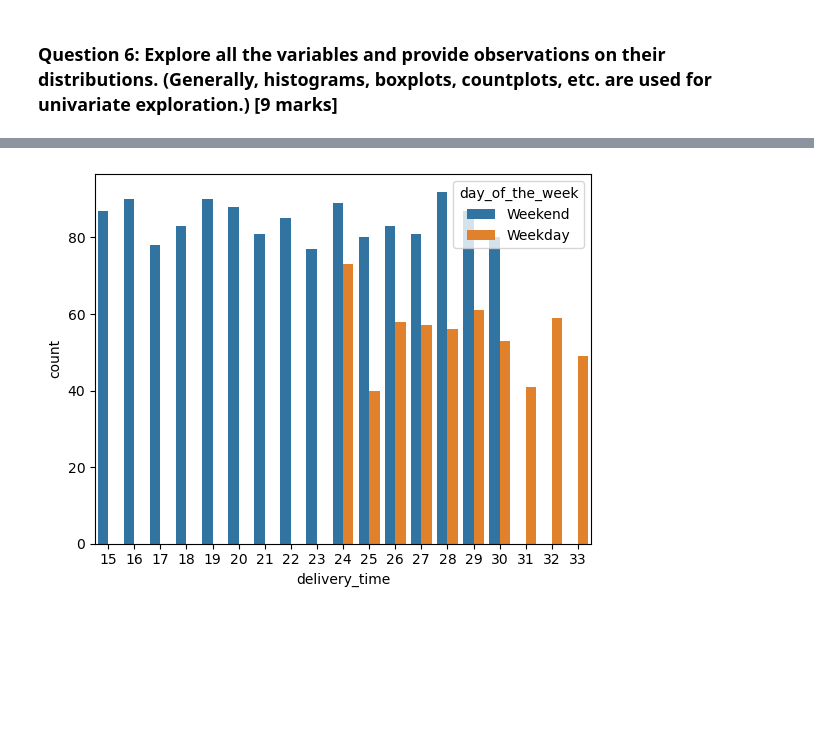
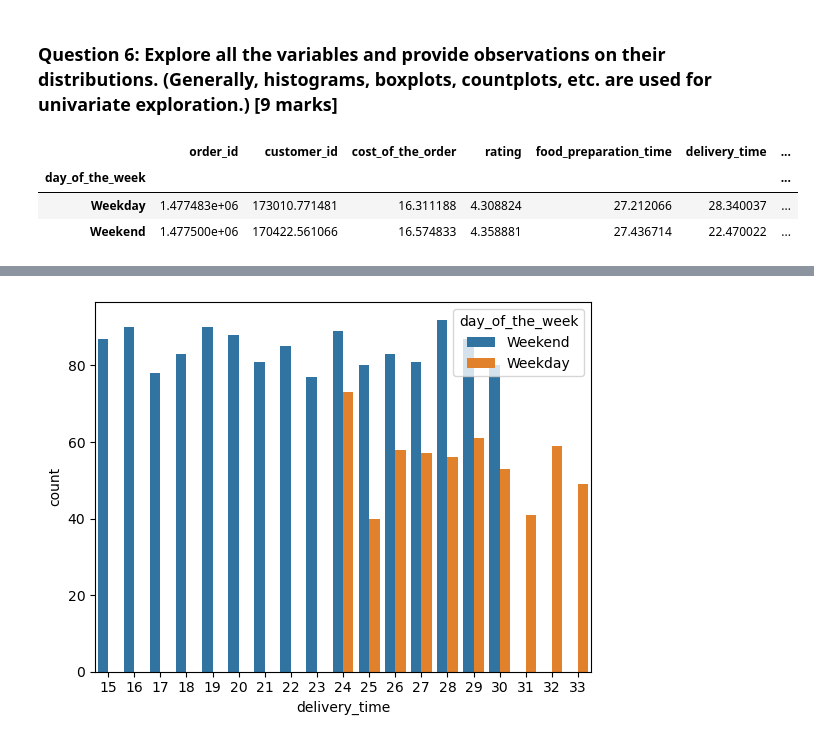
Before and after one commit to Drew75austin/FoodhubProject, a Jupyter notebook: PYF_Project_LearnerNotebook_FullCode.ipynb, the cells around one changed output, grey strips where cells are left out. Saved outputs shown, nothing was run; the diff lists cells and outputs as text; code cells hidden in the pictures; blank space fills up the shorter version.

```diff
--- a/PYF_Project_LearnerNotebook_FullCode.ipynb
+++ b/PYF_Project_LearnerNotebook_FullCode.ipynb
@@ -170,6 +168,15 @@ df['rating'].isnull().sum()
 ### Univariate Analysis
 # %% [markdown]
 ### **Question 6:** Explore all the variables and provide observations on their distributions. (Generally, histograms, boxplots, countplots, etc. are used for univariate exploration.) [9 marks]
+# %%
+preptime = df.groupby('day_of_the_week')
+
+preptime.mean()
+# %% [output]
+|  | order_id | customer_id | cost_of_the_order | rating | food_preparation_time | delivery_time | ... |
+| day_of_the_week |  |  |  |  |  |  | ... |
+| Weekday | 1.477483e+06 | 173010.771481 | 16.311188 | 4.308824 | 27.212066 | 28.340037 | ... |
+| Weekend | 1.477500e+06 | 170422.561066 | 16.574833 | 4.358881 | 27.436714 | 22.470022 | ... |
 # %%
 
 sns.countplot(data=df,y='cuisine_type')
```
Also changed, not shown: parts of 4 cells of this notebook.
